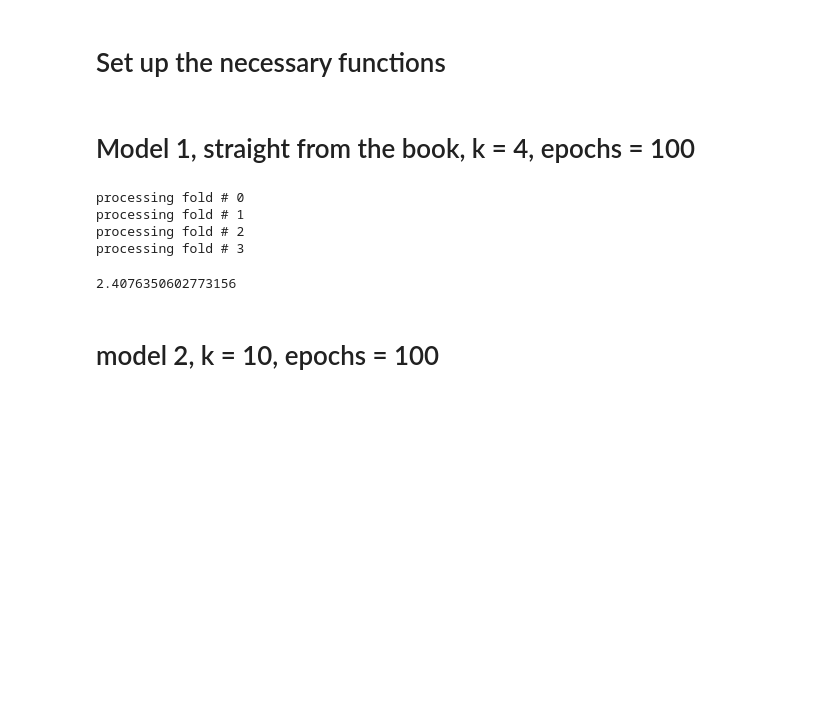
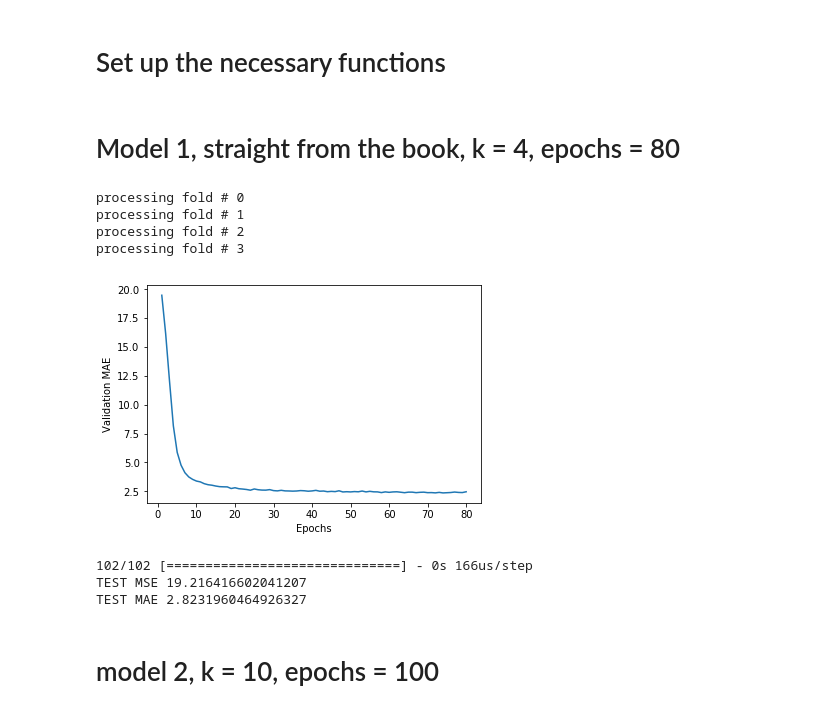
Before and after one commit to tamos/MACS30200proj, a Jupyter notebook: ProblemSets/PS3/Boston_housing_workbook.ipynb, the cells around one changed output. Cells and saved outputs as stored; diff of their text form; code cells hidden in the pictures; blank space fills up the shorter version.

```diff
--- a/ProblemSets/PS3/Boston_housing_workbook.ipynb
+++ b/ProblemSets/PS3/Boston_housing_workbook.ipynb
@@ -30,15 +33,17 @@ test_data /= std
 # Set up the necessary functions
 # %%
 # k fold cross validation
-def kfold_valid(model_func, k = 4, num_epochs = 10):
+def kfold_valid(model_func, k = 4, num_epochs = 10, batch = 1):
+
+    train_data, train_targets, test_data, test_targets = import_normalize()
     num_val_samples = len(train_data) // k
-    all_scores = []
+    all_mae_histories = []
+    all_mse_histories = []
 
     for i in range(k):
         print('processing fold #', i)
         val_data = train_data[i * num_val_samples: (i + 1) * num_val_samples]
         val_targets = train_targets[i * num_val_samples: (i + 1) * num_val_samples]
-
         partial_train_data = np.concatenate(
             [train_data[:i * num_val_samples],
              train_data[(i + 1) * num_val_samples:]],
@@ -49,32 +54,53 @@ def kfold_valid(model_func, k = 4, num_epochs = 10):
             axis=0)
 
         model = model_func()
-        model.fit(partial_train_data, partial_train_targets,
-                  epochs=num_epochs, batch_size=1, verbose=0)
-        val_mse, val_mae = model.evaluate(val_data, val_targets, verbose=0)
-        all_scores.append(val_mae)
-    return all_scores
+        history = model.fit(partial_train_data, partial_train_targets,
+                            validation_data=(val_data, val_targets),
+                            epochs=num_epochs, batch_size=batch, verbose=0)
+        mae_history = history.history['val_mean_absolute_error']
+        all_mae_histories.append(mae_history)
+    return all_mae_histories, all_mse_histories, test_data, test_targets, model
+
+def plot_av_mae(all_mae_histories, num_epochs):
+    average_mae_history = [
+        np.mean([x[i] for x in all_mae_histories]) for i in range(num_epochs)]
+    plt.plot(range(1, len(average_mae_history) + 1), average_mae_history)
+    plt.xlabel('Epochs')
+    plt.ylabel('Validation MAE')
+    plt.show()
+
+def evaluate_on_test(test_data, test_targets, model):
+    test_mse_score, test_mae_score = model.evaluate(test_data, test_targets)
+    print("TEST MSE {}".format(test_mse_score))
+    print("TEST MAE {}".format(test_mae_score))
+
+def run_trial(model, k, num_epochs, batch):
+    scores_ab, scores_av, test_data, test_targets, model_train = kfold_valid(model, k, num_epochs, batch)
+    plot_av_mae(scores_ab, num_epochs)
+    evaluate_on_test(test_data, test_targets, model_train)
 # %% [markdown]
-# Model 1, straight from the book, k = 4, epochs = 100
+# Model 1, straight from the book, k = 4, epochs = 80
 # %%
 
-def build_model():
+def build_model_1():
     model = models.Sequential()
     model.add(layers.Dense(64, activation='relu',
                            input_shape=(train_data.shape[1],)))
     model.add(layers.Dense(64, activation='relu'))
     model.add(layers.Dense(1))
     model.compile(optimizer='rmsprop', loss='mse', metrics=['mae'])
     return model
 
-scores = kfold_valid(build_model, 4, 100)
-np.mean(scores)
+run_trial(build_model_1, 4, 80, 16)
 # %% [output]
 processing fold # 0
 processing fold # 1
 processing fold # 2
 processing fold # 3
+[figure, added]
-2.4076350602773156
+102/102 [==============================] - 0s 166us/step
+TEST MSE 19.216416602041207
+TEST MAE 2.8231960464926327
 # %% [markdown]
 # model 2, k = 10, epochs = 100
 # %%
```
Also changed, not shown: parts of 20 cells of this notebook.
